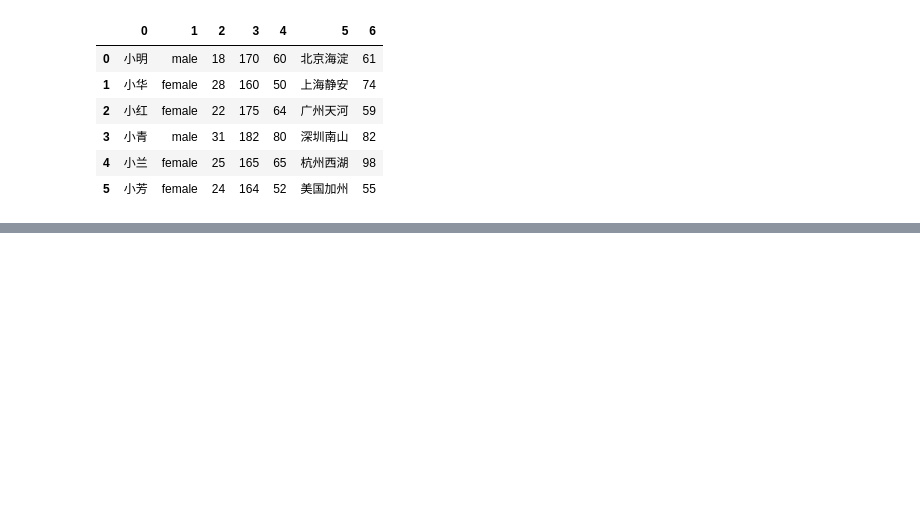
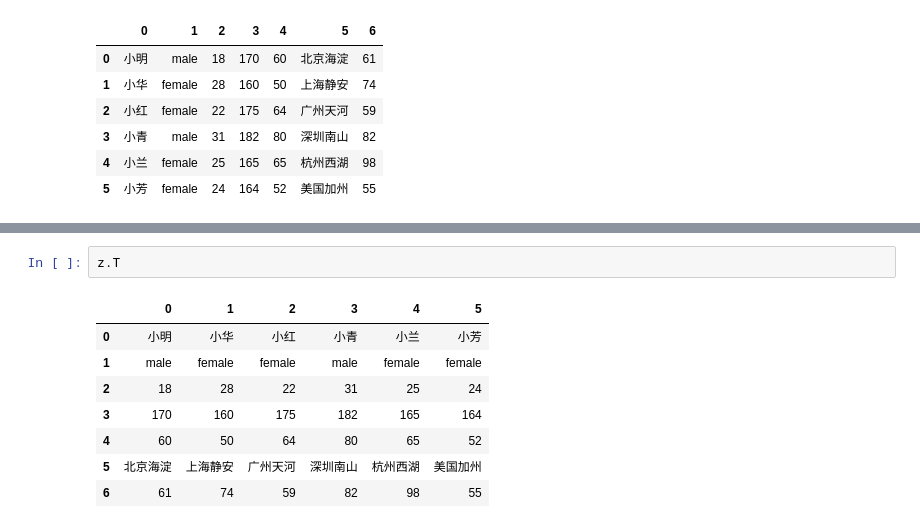
Before and after one commit to lf7777/Pandas, a Jupyter notebook: test.ipynb, the cells around one changed output, grey strips where cells are left out. Cells and saved outputs as stored; diff of their text form; blank space fills up the shorter version.

```diff
--- a/test.ipynb
+++ b/test.ipynb
@@ -66,0 +93,11 @@ z
+# %%
+z.T
+# %% [output]
+|  | 0 | 1 | 2 | 3 | 4 | 5 |
+| 0 | 小明 | 小华 | 小红 | 小青 | 小兰 | 小芳 |
+| 1 | male | female | female | male | female | female |
+| 2 | 18 | 28 | 22 | 31 | 25 | 24 |
+| 3 | 170 | 160 | 175 | 182 | 165 | 164 |
+| 4 | 60 | 50 | 64 | 80 | 65 | 52 |
+| 5 | 北京海淀 | 上海静安 | 广州天河 | 深圳南山 | 杭州西湖 | 美国加州 |
+| 6 | 61 | 74 | 59 | 82 | 98 | 55 |
```
Also changed, not shown: parts of 44 cells of this notebook, 18 other files.
